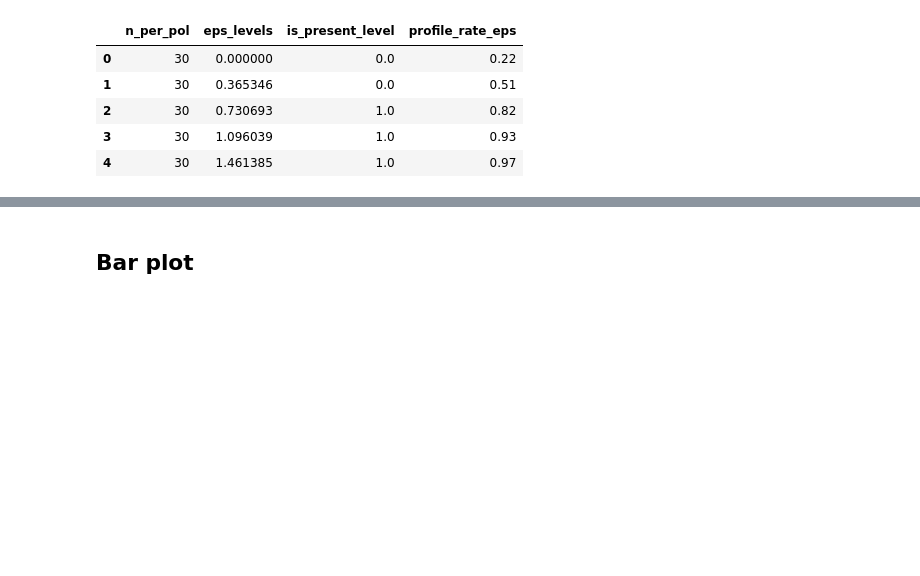
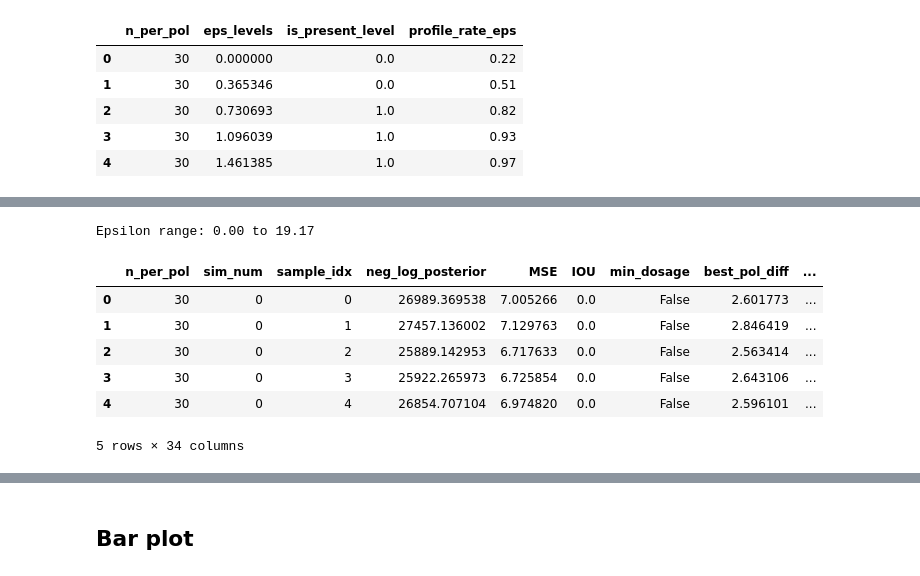
Before and after one commit to AparaV/rashomon-partition-sets, a Jupyter notebook: Code/analyze_reff_simulations.ipynb, the cells around one changed output, grey strips where cells are left out. Saved outputs shown, nothing was run; the diff lists cells and outputs as text; code cells hidden in the pictures; blank space fills up the shorter version.

```diff
--- a/Code/analyze_reff_simulations.ipynb
+++ b/Code/analyze_reff_simulations.ipynb
@@ -461,0 +518,30 @@ Bootstrap epsilon curve: 24 points
+# %%
+# Process Spike-Slab Lasso samples for epsilon analysis
+ssl_eps_df = ssl_samples_raw_df.copy()
+
+# Find whether each model identifies the true best profile or not
+ssl_eps_df["right_best_profile"] = ssl_eps_df[true_best_profile]
+ssl_eps_df["wrong_best_profile"] = 1 - ssl_eps_df["right_best_profile"]
+
+# Compute epsilon: distance from mode (best model) as percentage
+ssl_eps_df["eps"] = ssl_eps_df.groupby(["n_per_pol", "sim_num"])["neg_log_posterior"].transform(
+    lambda x: (x - x.min()) / x.min() * 100
+)
+
+# Create epsilon bins
+eps_hist_ssl = np.histogram(ssl_eps_df["eps"], bins=15)[1].tolist()
+eps_levels_ssl = [-0.1] + eps_hist_ssl + [np.max(ssl_eps_df["eps"]) + 0.1]
+eps_bins_ssl = eps_levels_ssl[1:]
+ssl_eps_df["eps_levels"] = pd.cut(ssl_eps_df["eps"], bins=eps_levels_ssl, labels=eps_bins_ssl)
+
+print(f"Epsilon range: {np.min(ssl_eps_df['eps']):.2f} to {np.max(ssl_eps_df['eps']):.2f}")
+ssl_eps_df.head()
+# %% [output]
+Epsilon range: 0.00 to 19.17
+|  | n_per_pol | sim_num | sample_idx | neg_log_posterior | MSE | IOU | min_dosage | best_pol_diff | ... |
+| 0 | 30 | 0 | 0 | 26989.369538 | 7.005266 | 0.0 | False | 2.601773 | ... |
+| 1 | 30 | 0 | 1 | 27457.136002 | 7.129763 | 0.0 | False | 2.846419 | ... |
+| 2 | 30 | 0 | 2 | 25889.142953 | 6.717633 | 0.0 | False | 2.563414 | ... |
+| 3 | 30 | 0 | 3 | 25922.265973 | 6.725854 | 0.0 | False | 2.643106 | ... |
+| 4 | 30 | 0 | 4 | 26854.707104 | 6.974820 | 0.0 | False | 2.596101 | ... |
+5 rows × 34 columns
```
Also changed, not shown: parts of 10 cells of this notebook.
